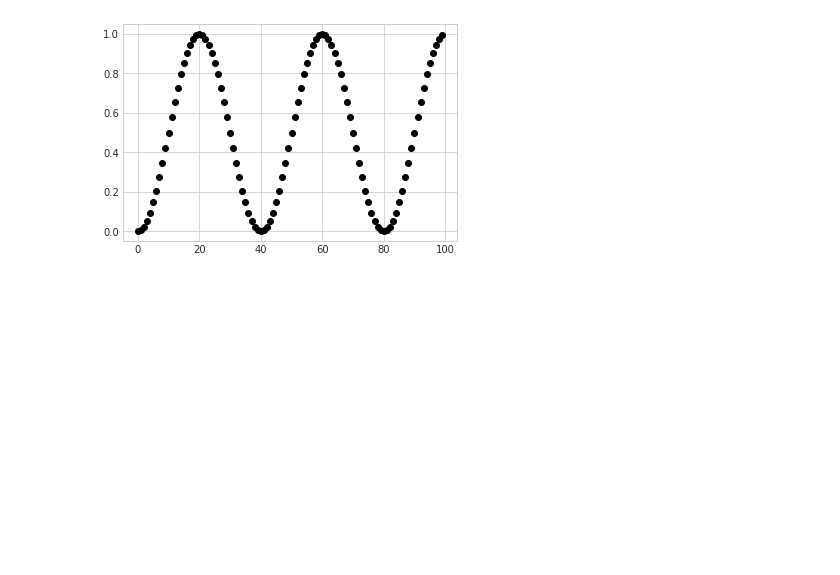
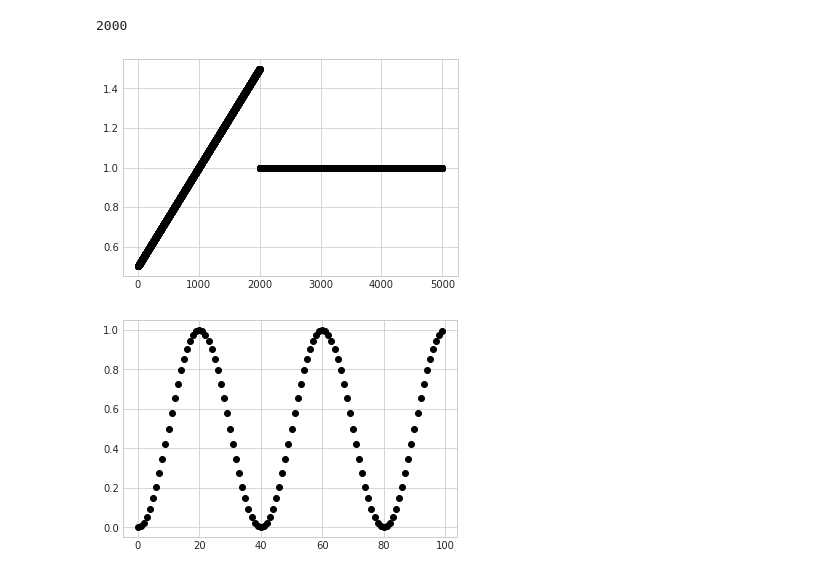
Before and after one commit to blueOwl/selection, a Jupyter notebook: env settings plots.ipynb, the cells around one changed output. Saved outputs shown, nothing was run; the diff lists cells and outputs as text; code cells hidden in the pictures; blank space fills up the shorter version.

```diff
--- a/env settings plots.ipynb
+++ b/env settings plots.ipynb
@@ -23,6 +23,25 @@ dir(env_settings)
  'np',
  'range_filter',
  'sin_fluctuation']
+# %%
+def increse_env(base = 0.5, start = 0, end = 2000, length = 5000, increase_end = 1):
+    env = [base] * length
+    inc = increase_end / (end - start)
+    step = inc
+    for i in range(start + 1, end +1):
+        env[i] += step
+        step += inc
+    print(i)
+    for i in range(end, length):
+        env[i] = increase_end
+    return env
+env = increse_env()
+y = env
+x = list(range(len(y)))
+plt.plot(x, y, 'o', color='black');
+# %% [output]
+2000
+[figure, added]
 # %%
 y = env_settings.sin_fluctuation[:100]
 x = list(range(len(y[:100])))
```
Also changed, not shown: parts of 1 cell of this notebook, 1 other file.
